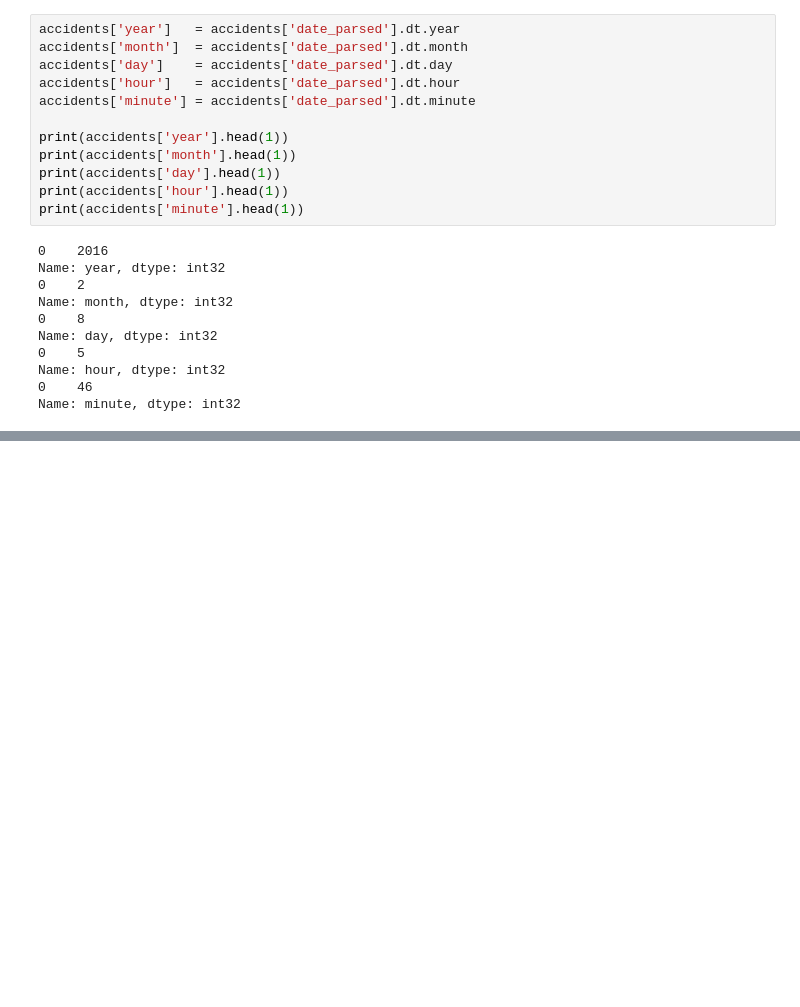
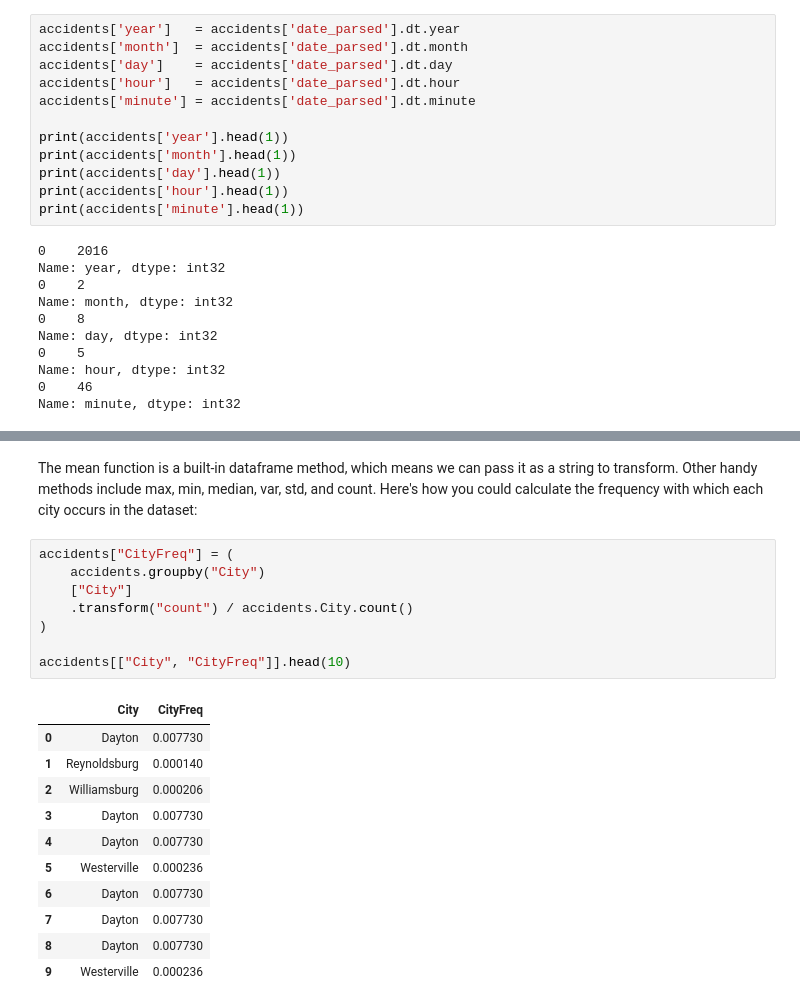
Before and after one commit to casarude/feature-engineering, a Jupyter notebook: Feature Engineering - Creating Features.ipynb, the cells around one changed output, grey strips where cells are left out. Saved outputs shown, nothing was run; the diff lists cells and outputs as text; blank space fills up the shorter version.

```diff
--- a/Feature Engineering - Creating Features.ipynb
+++ b/Feature Engineering - Creating Features.ipynb
@@ -257,0 +286,22 @@ Name: minute, dtype: int32
+# %% [markdown]
+The mean function is a built-in dataframe method, which means we can pass it as a string to transform. Other handy methods include max, min, median, var, std, and count. Here's how you could calculate the frequency with which each city occurs in the dataset:
+# %%
+accidents["CityFreq"] = (
+    accidents.groupby("City")
+    ["City"]
+    .transform("count") / accidents.City.count()
+)
+
+accidents[["City", "CityFreq"]].head(10)
+# %% [output]
+|  | City | CityFreq |
+| 0 | Dayton | 0.007730 |
+| 1 | Reynoldsburg | 0.000140 |
+| 2 | Williamsburg | 0.000206 |
+| 3 | Dayton | 0.007730 |
+| 4 | Dayton | 0.007730 |
+| 5 | Westerville | 0.000236 |
+| 6 | Dayton | 0.007730 |
+| 7 | Dayton | 0.007730 |
+| 8 | Dayton | 0.007730 |
+| 9 | Westerville | 0.000236 |
```
Also changed, not shown: parts of 9 cells of this notebook.
